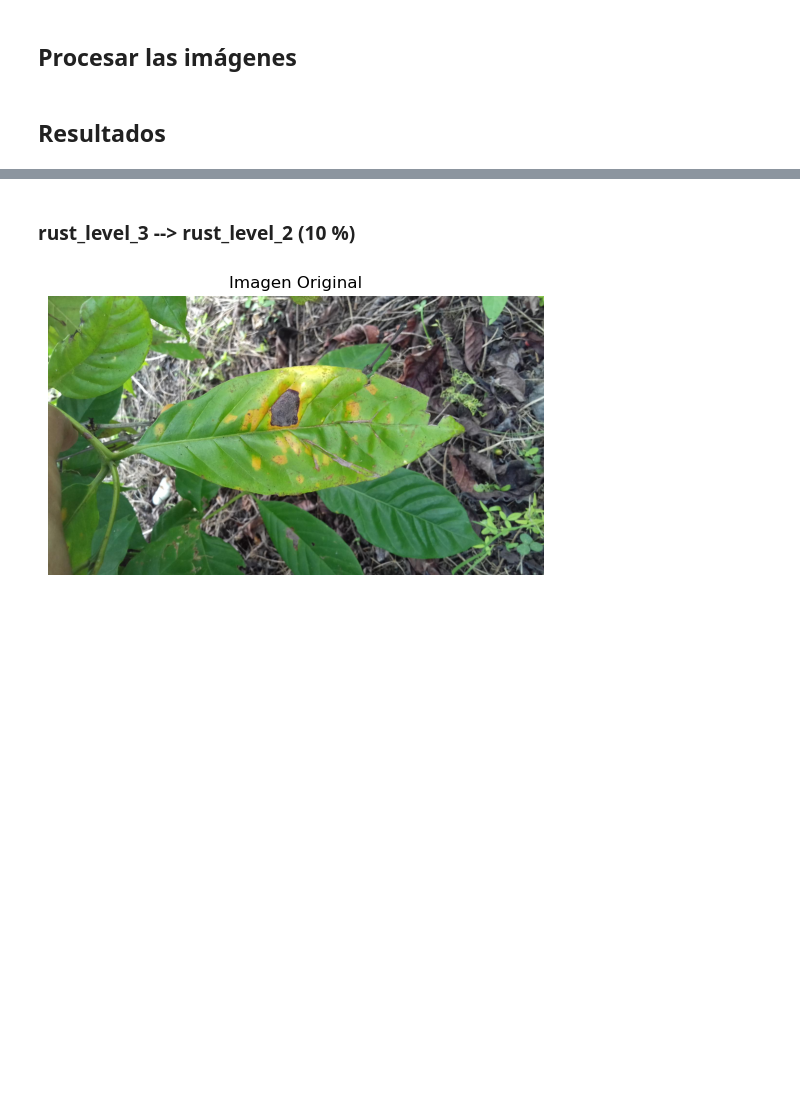
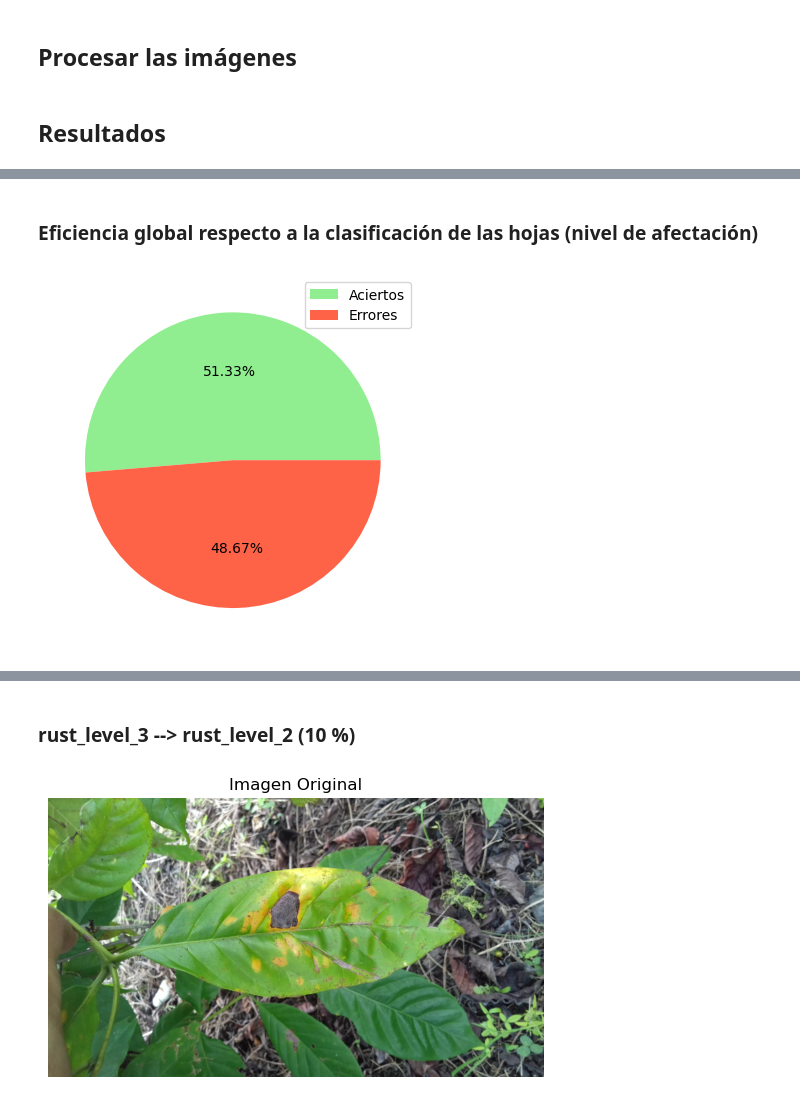
Before and after one commit to LindermanDgz/coffee-leaves-classification, a Jupyter notebook: coffee-leaves-classification.ipynb, the cells around one changed output, grey strips where cells are left out. Cells and saved outputs as stored; diff of their text form; code cells hidden in the pictures; blank space fills up the shorter version.

```diff
--- a/coffee-leaves-classification.ipynb
+++ b/coffee-leaves-classification.ipynb
@@ -380,0 +424,12 @@ plt.show()
+# %% [markdown]
+### Eficiencia global respecto a la clasificación de las hojas (nivel de afectación)
+# %%
+results = [hits_class, misses_class]
+labels = ['Aciertos', 'Errores']
+colors = ['lightgreen', 'tomato']
+
+plt.pie(results, colors=colors, autopct='%1.2f%%')
+plt.legend(labels)
+plt.show()
+# %% [output]
+[figure, added]
```
Also changed, not shown: parts of 11 cells of this notebook.
